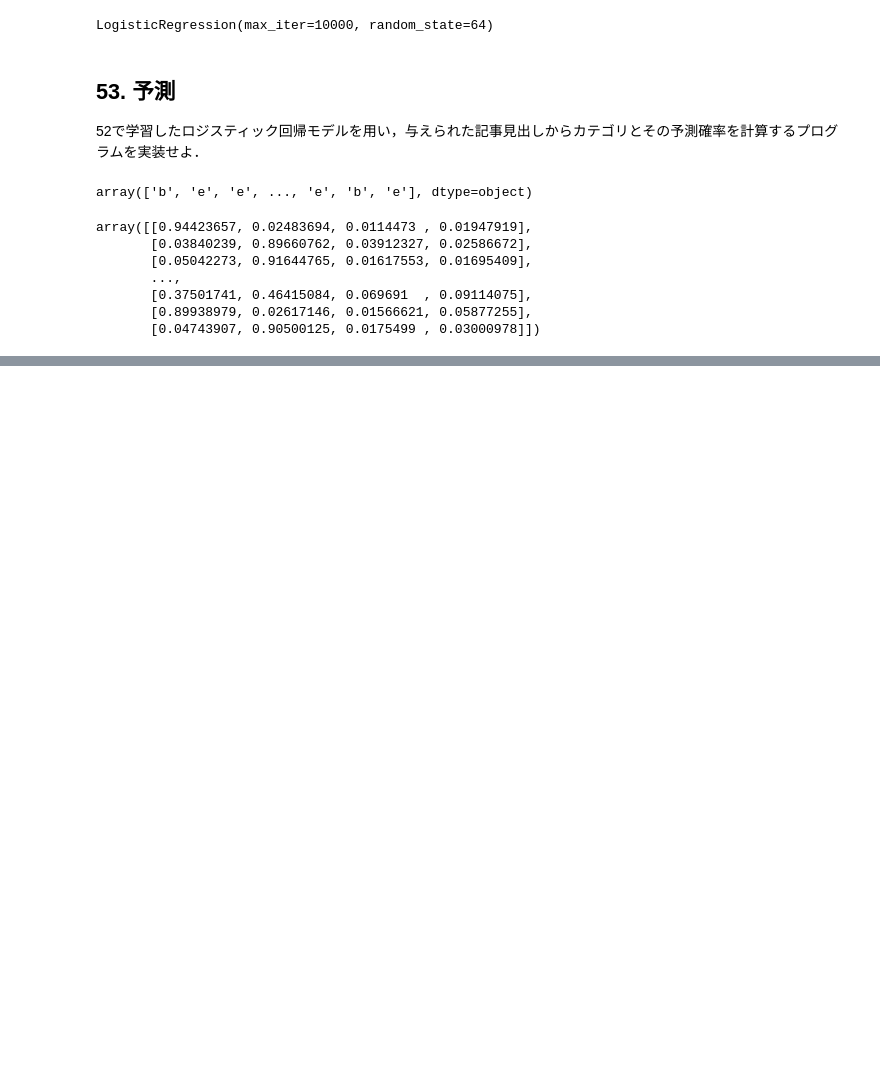
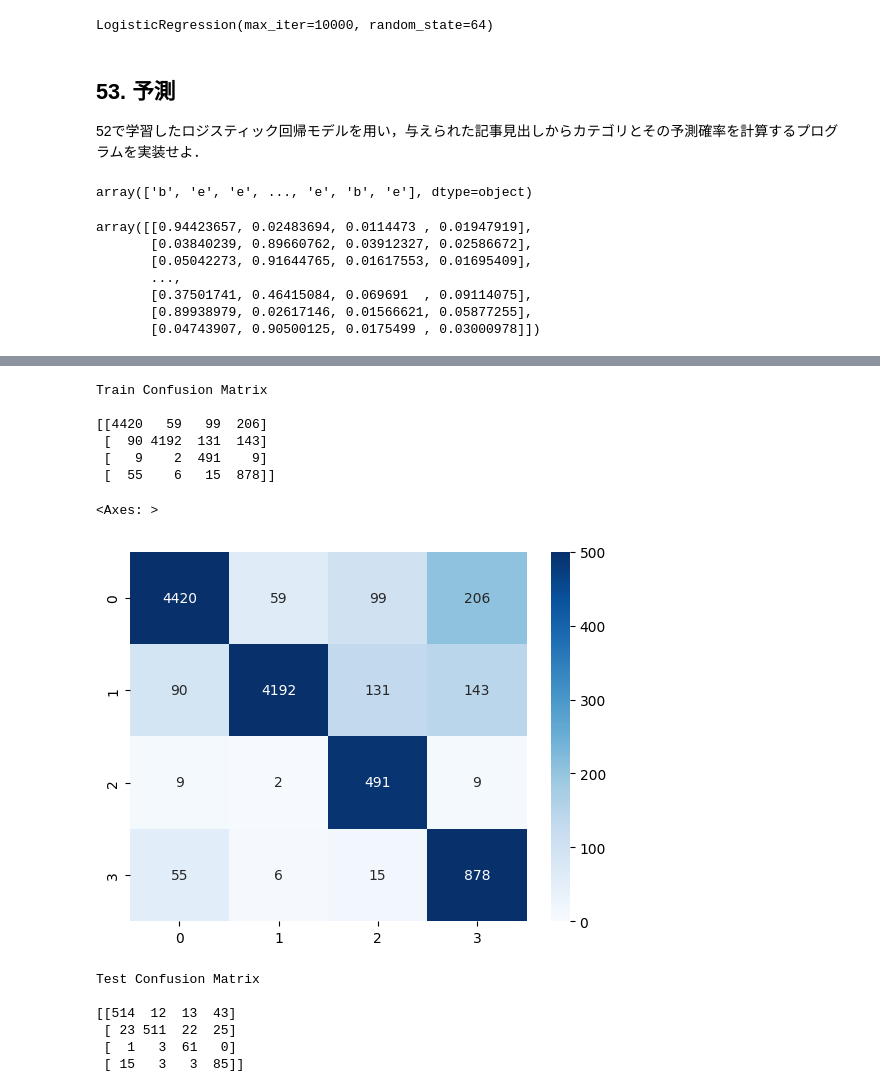
Before and after one commit to citrus1998/nlp100_with_alpha, a Jupyter notebook: NLP100Knock_6.ipynb, the cells around one changed output, grey strips where cells are left out. Saved outputs shown, nothing was run; the diff lists cells and outputs as text; code cells hidden in the pictures; blank space fills up the shorter version.

```diff
--- a/NLP100Knock_6.ipynb
+++ b/NLP100Knock_6.ipynb
@@ -198,0 +202,3 @@ array([[0.94423657, 0.02483694, 0.0114473 , 0.01947919],
+# %%
+y_train_pred = model.predict(X_train)
+y_test_pred = model.predict(X_test)
@@ -198,0 +213,23 @@ array([[0.94423657, 0.02483694, 0.0114473 , 0.01947919],
+# %%
+print("Train Confusion Matrix\n\n{}".format(confusion_matrix(y_train_pred,y_train)))
+# %% [output]
+Train Confusion Matrix
+
+[[4420   59   99  206]
+ [  90 4192  131  143]
+ [   9    2  491    9]
+ [  55    6   15  878]]
+# %%
+sns.heatmap(confusion_matrix(y_train_pred,y_train), vmin=0, vmax=500, annot=True, fmt='d', cmap='Blues')
+# %% [output]
+<Axes: >
+[figure, added]
+# %%
+print("Test Confusion Matrix\n\n{}".format(confusion_matrix(y_test_pred,y_test)))
+# %% [output]
+Test Confusion Matrix
+
+[[514  12  13  43]
+ [ 23 511  22  25]
+ [  1   3  61   0]
+ [ 15   3   3  85]]
```
Also changed, not shown: parts of 8 cells of this notebook.
